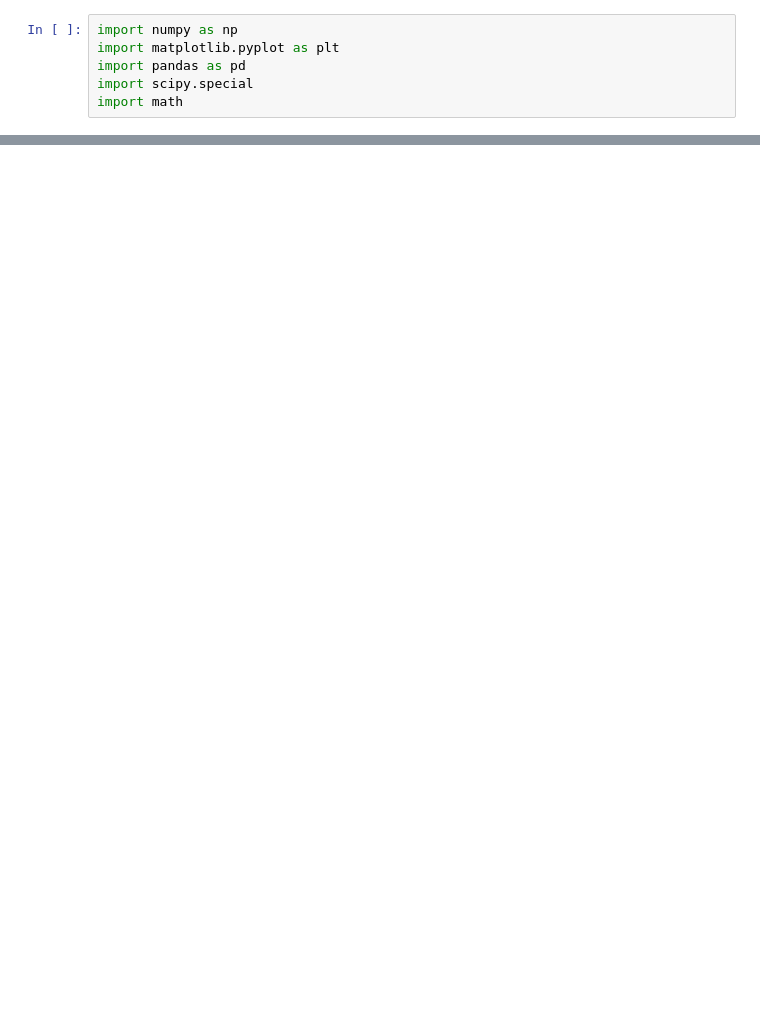
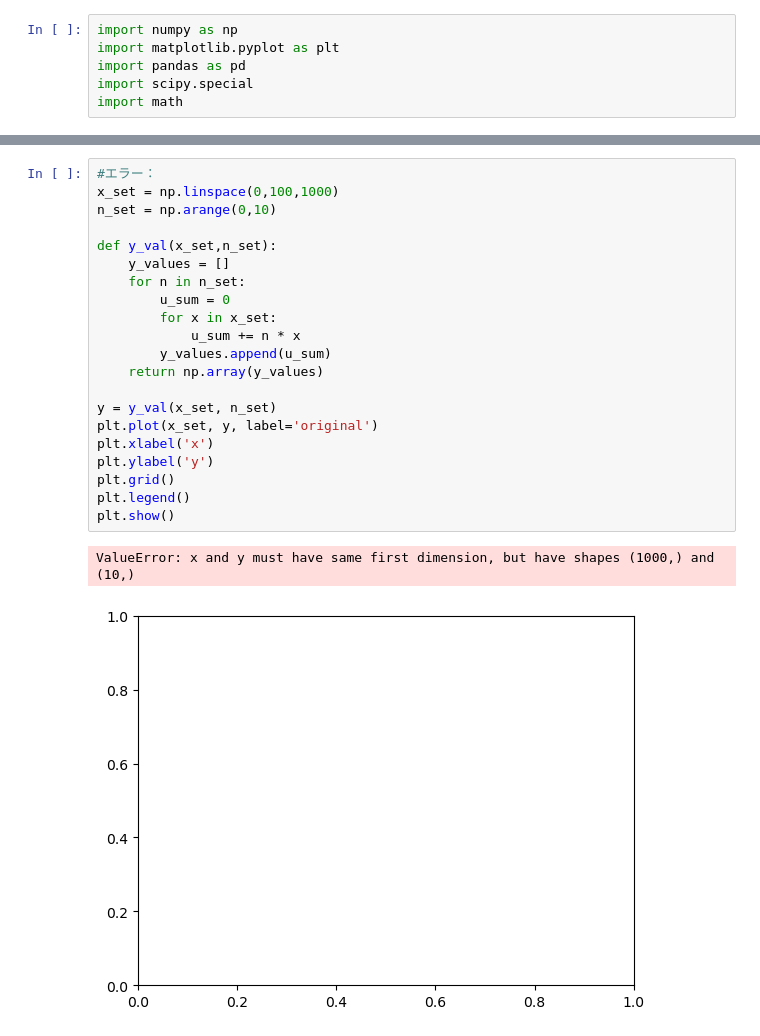
Before and after one commit to SKvr-46/Wavenumber_Spectrum, a Jupyter notebook: Untitled.ipynb, the cells around one changed output, grey strips where cells are left out. Drawn from its saved outputs; the diff is of its cells as text; blank space fills up the shorter version.

```diff
--- a/Untitled.ipynb
+++ b/Untitled.ipynb
@@ -492,0 +244,24 @@ array([   0.        -6.28318531e-06j,    5.00500501-6.28318531e-06j,
+# %%
+#エラー：
+x_set = np.linspace(0,100,1000)
+n_set = np.arange(0,10)
+
+def y_val(x_set,n_set):
+    y_values = []
+    for n in n_set:
+        u_sum = 0
+        for x in x_set:
+            u_sum += n * x
+        y_values.append(u_sum)
+    return np.array(y_values)
+
+y = y_val(x_set, n_set)
+plt.plot(x_set, y, label='original')
+plt.xlabel('x')
+plt.ylabel('y')
+plt.grid()
+plt.legend()
+plt.show()
+# %% [output]
+ValueError: x and y must have same first dimension, but have shapes (1000,) and (10,)
+[figure, added]
```
Also changed, not shown: parts of 46 cells of this notebook.
